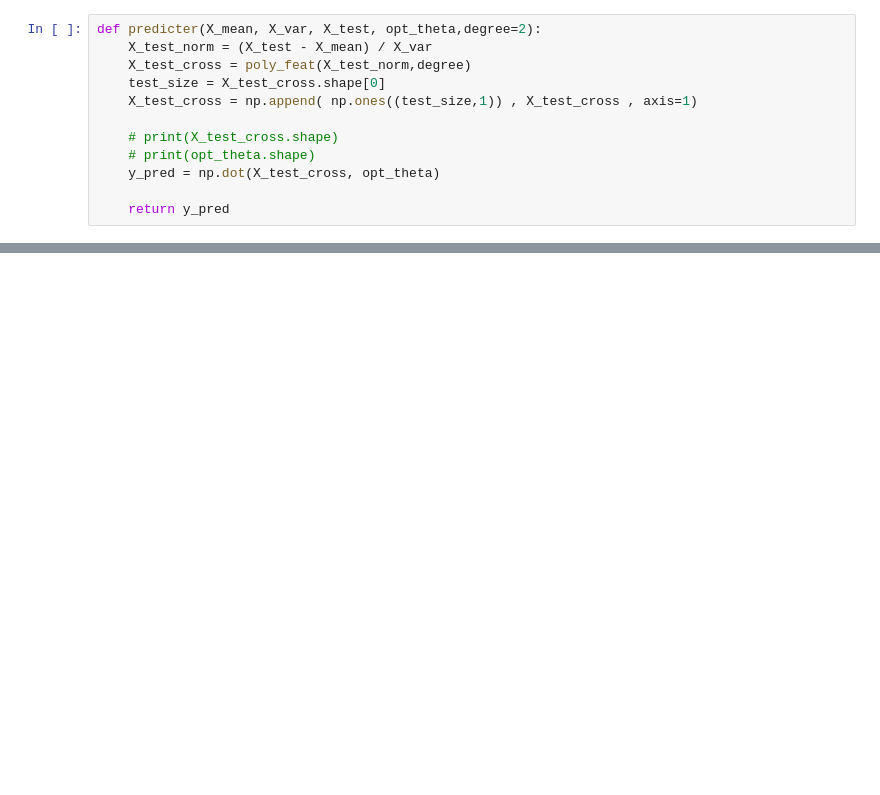
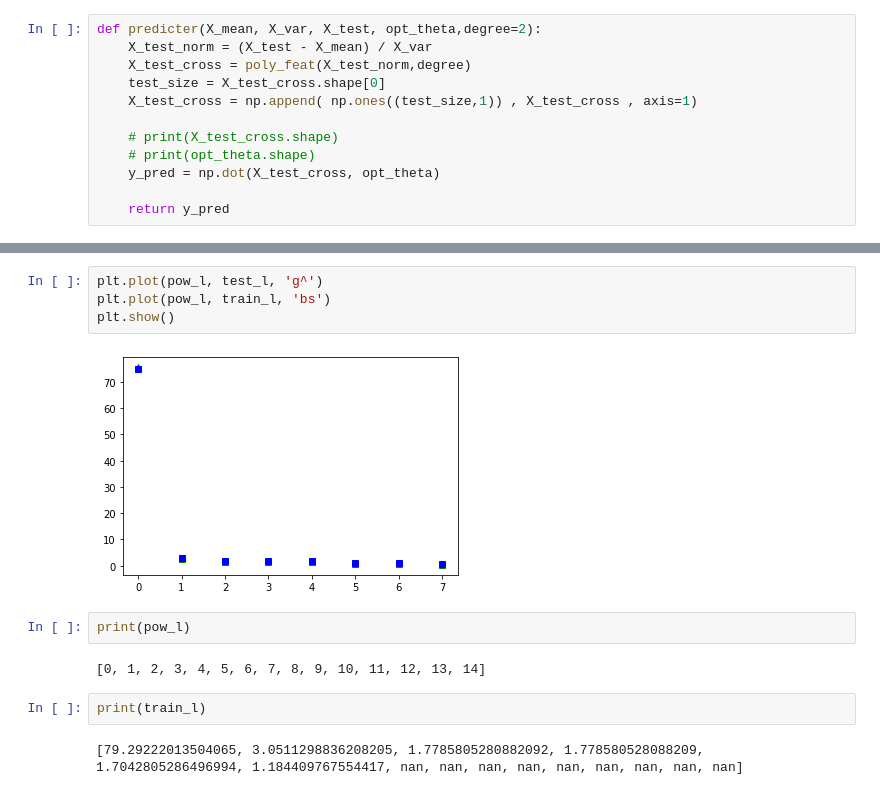
Before and after one commit to anikettle/ELL409_Assignment1, a Jupyter notebook: Ani_A1_P2_ELL409_Poly.ipynb, the cells around one changed output, grey strips where cells are left out. Saved outputs shown, nothing was run; the diff lists cells and outputs as text; blank space fills up the shorter version.

```diff
--- a/Ani_A1_P2_ELL409_Poly.ipynb
+++ b/Ani_A1_P2_ELL409_Poly.ipynb
@@ -196,0 +267,14 @@ accuracy_metrics(X_mean,X_var,X_test,y_test,opt_theta,degree=6)
+# %%
+plt.plot(pow_l, test_l, 'g^')
+plt.plot(pow_l, train_l, 'bs')
+plt.show()
+# %% [output]
+[figure, added]
+# %%
+print(pow_l)
+# %% [output]
+[0, 1, 2, 3, 4, 5, 6, 7, 8, 9, 10, 11, 12, 13, 14]
+# %%
+print(train_l)
+# %% [output]
+[79.29222013504065, 3.0511298836208205, 1.7785805280882092, 1.778580528088209, 1.7042805286496994, 1.184409767554417, nan, nan, nan, nan, nan, nan, nan, nan, nan]
```
Also changed, not shown: parts of 15 cells of this notebook, 1 other file.
